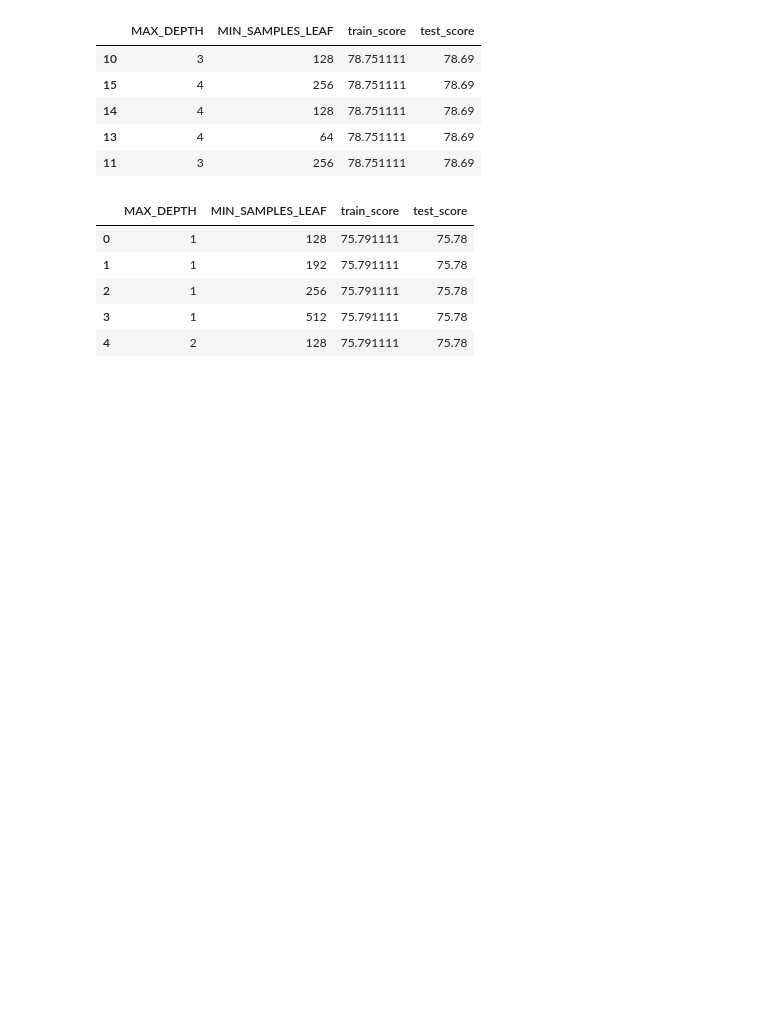
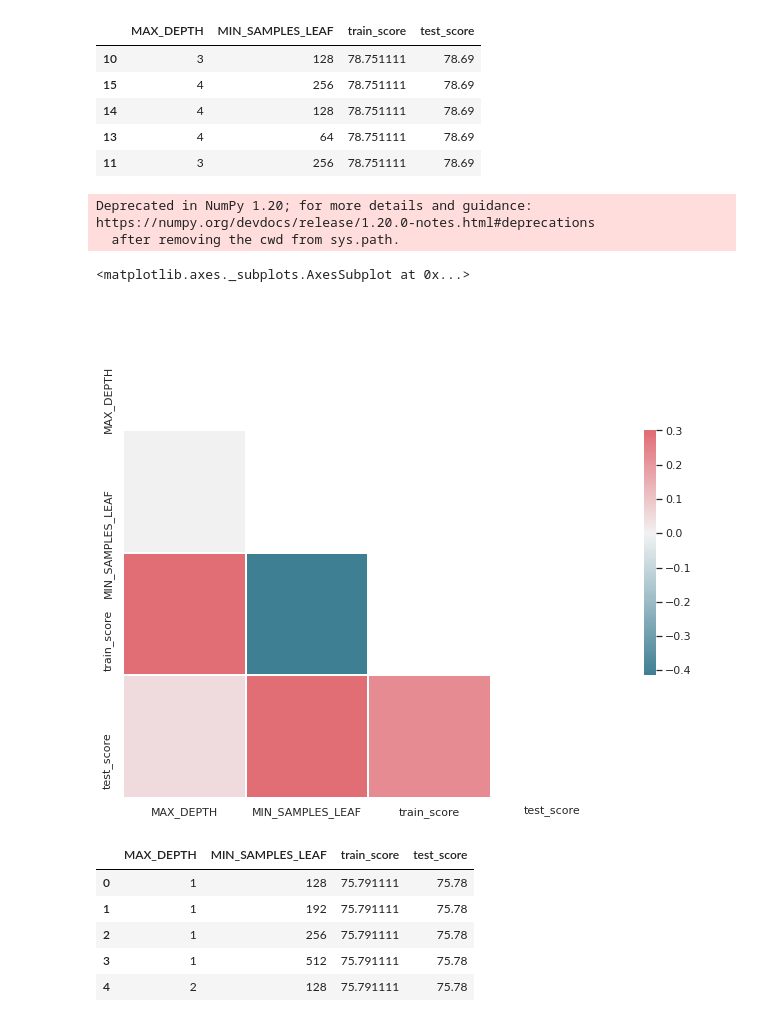
Before and after one commit to RockatanskyV8/validacao-de-dados, a Jupyter notebook: notebook_sample.ipynb, the cells around one changed output. Saved outputs shown, nothing was run; the diff lists cells and outputs as text; code cells hidden in the pictures; blank space fills up the shorter version.

```diff
--- a/notebook_sample.ipynb
+++ b/notebook_sample.ipynb
@@ -109,19 +104,24 @@ corr = resultados_2d.corr()
 # %%
-# sns.set(style="white")
+sns.set(style="white")
 
-# # Generate a mask for the upper triangle
-# mask = np.zeros_like(corr, dtype=np.bool)
-# mask[np.triu_indices_from(mask)] = True
+# Generate a mask for the upper triangle
+mask = np.zeros_like(corr, dtype=np.bool)
+mask[np.triu_indices_from(mask)] = True
 
-# # Set up the matplotlib figure
-# f, ax = plt.subplots(figsize=(11, 9))
+# Set up the matplotlib figure
+f, ax = plt.subplots(figsize=(11, 9))
 
-# # Generate a custom diverging colormap
-# cmap = sns.diverging_palette(220, 10, as_cmap=True)
+# Generate a custom diverging colormap
+cmap = sns.diverging_palette(220, 10,  n=200, as_cmap=True)
 
-# # Draw the heatmap with the mask and correct aspect ratio
-# sns.heatmap(corr, mask=mask, cmap=cmap, vmax=.3, center=0,
-#             square=True, linewidths=.5, cbar_kws={"shrink": .5})
+# Draw the heatmap with the mask and correct aspect ratio
+sns.heatmap(corr, mask=mask, cmap=cmap, vmax=.3, center=0,
+            square=True, linewidths=.5, cbar_kws={"shrink": .5})
+# %% [output]
+Deprecated in NumPy 1.20; for more details and guidance: https://numpy.org/devdocs/release/1.20.0-notes.html#deprecations
+  after removing the cwd from sys.path.
+<matplotlib.axes._subplots.AxesSubplot at 0x...>
+[figure, added]
 # %%
 resultados_2d = busca_2d([128, 192, 256, 512])
 resultados_2d.head()
```
Also changed, not shown: parts of 14 cells of this notebook.
